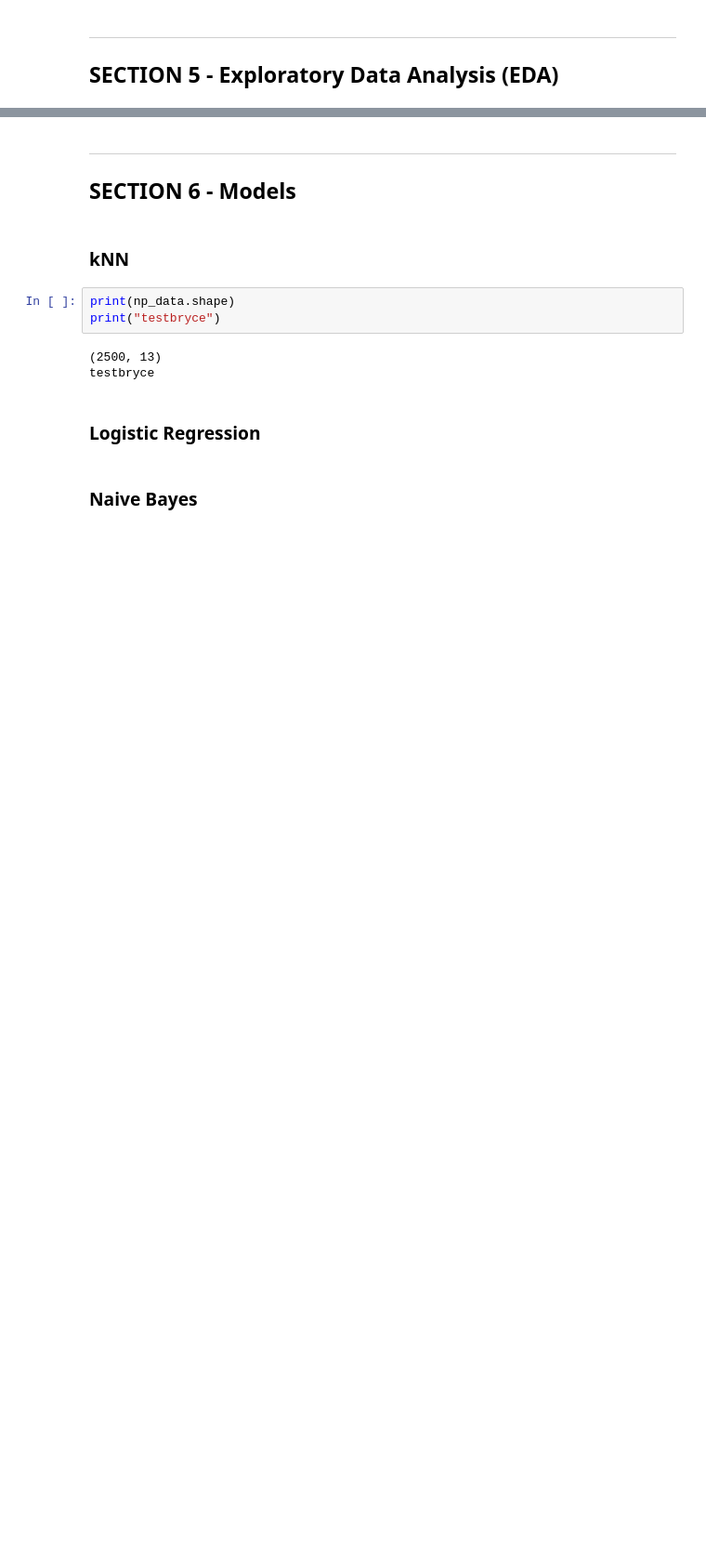
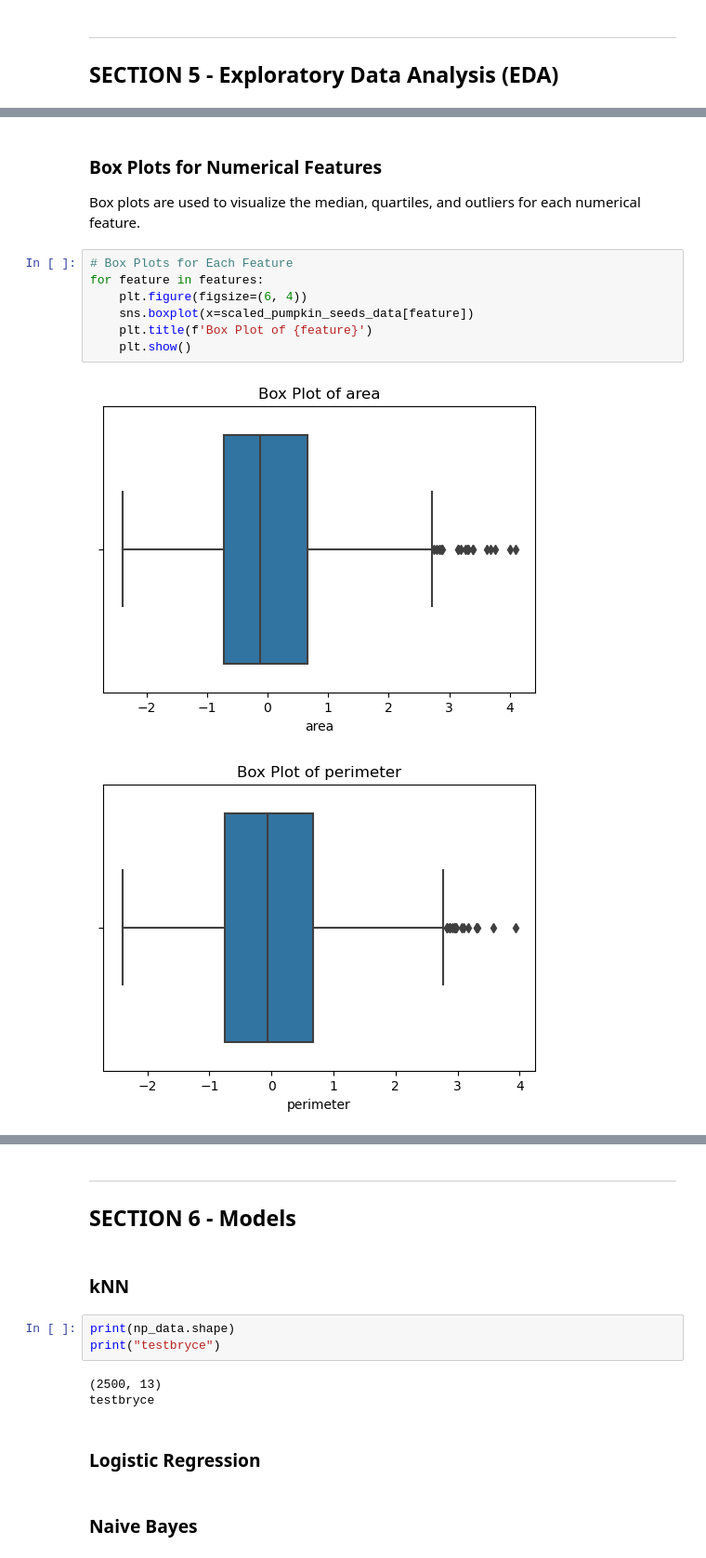
Before and after one commit to samueluy/PumpkinSeed-ML-Insights-STINTSY, a Jupyter notebook: PumpkinSeed_Classification_Insights.ipynb, the cells around one changed output, grey strips where cells are left out. Shown: that part at 93% size. Saved outputs shown, nothing was run; the diff lists cells and outputs as text; blank space fills up the shorter version.

```diff
--- a/PumpkinSeed_Classification_Insights.ipynb
+++ b/PumpkinSeed_Classification_Insights.ipynb
@@ -148,0 +204,13 @@ process should be supported with verbose textual descriptions of your procedures
+# %% [markdown]
+### Box Plots for Numerical Features
+Box plots are used to visualize the median, quartiles, and outliers for each numerical feature.
+# %%
+# Box Plots for Each Feature
+for feature in features:
+    plt.figure(figsize=(6, 4))
+    sns.boxplot(x=scaled_pumpkin_seeds_data[feature])
+    plt.title(f'Box Plot of {feature}')
+    plt.show()
+# %% [output]
+[figure, added]
+[figure, added]
```
Also changed, not shown: parts of 7 cells of this notebook.
